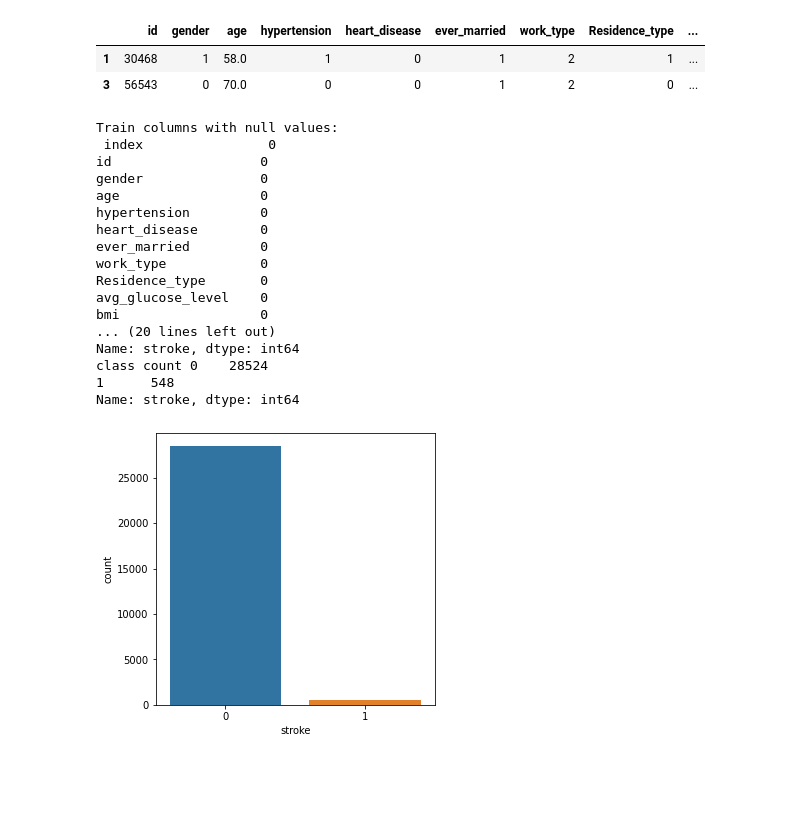
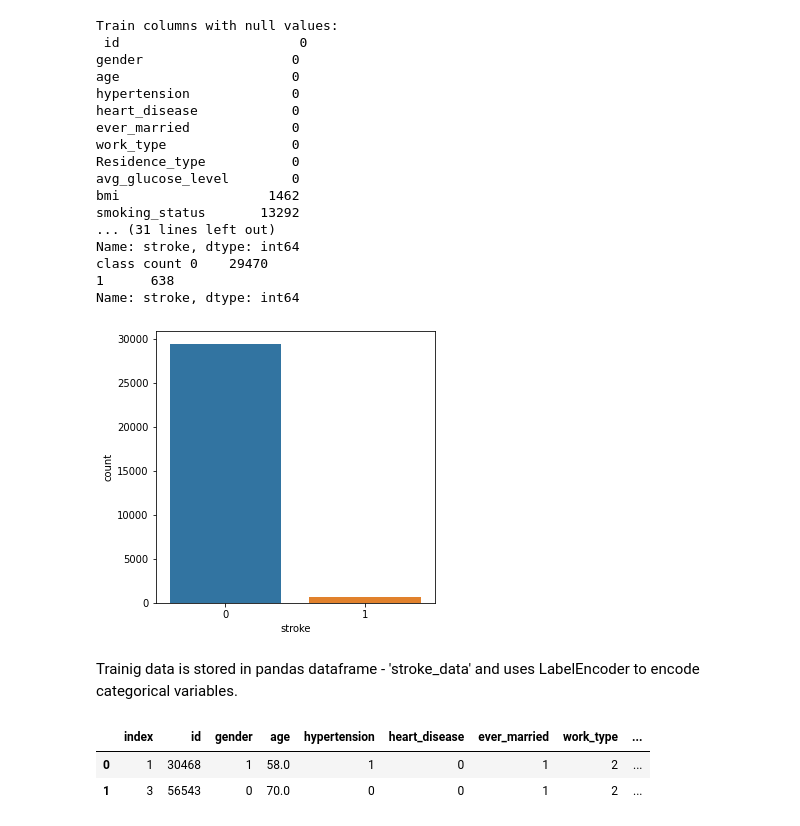
Before and after one commit to Manu-Anand/tf_certfication, a Jupyter notebook: stroke_ds.ipynb, the cells around one changed output. Cells and saved outputs as stored; diff of their text form; code cells hidden in the pictures; blank space fills up the shorter version.

```diff
--- a/stroke_ds.ipynb
+++ b/stroke_ds.ipynb
@@ -56,3 +53,42 @@ stroke_data = pd.read_csv('train_2v.csv')
+# %%
+stroke_data.describe(include = 'all')
+# The below code shows there are many null values
+print('Train columns with null values:\n', stroke_data.isnull().sum())
+
+stroke_data['bmi'].fillna((stroke_data['bmi'].mean()), inplace=True)
+print('Train columns with bmi values:\n', stroke_data.isnull().sum())
+stroke_data = stroke_data.dropna()
+print('Train n', stroke_data.isnull().sum())
+class_count = stroke_data.stroke.value_counts()
+stroke_data = stroke_data.reset_index()
+print(class_count)
+# The below code shows that  the data has class imbalance problem
+# The data is unbalanced
+rcParams['figure.figsize'] = 5, 5
+class_count = stroke_data.stroke.value_counts()
+print('class count', class_count)
+ax = sns.countplot(x="stroke", data=stroke_data)
+# %% [output]
+Train columns with null values:
+ id                       0
+gender                   0
+age                      0
+hypertension             0
+heart_disease            0
+ever_married             0
+work_type                0
+Residence_type           0
+avg_glucose_level        0
+bmi                   1462
+smoking_status       13292
+... (31 lines left out)
+Name: stroke, dtype: int64
+class count 0    29470
+1      638
+Name: stroke, dtype: int64
+[figure, added]
+# %% [markdown]
+Trainig data is stored in pandas dataframe - 'stroke_data' and uses LabelEncoder to encode categorical variables.
 # %%
 # Smoking status got many Nan Values. So Drops them. Recheck other alternatives
 stroke_data = stroke_data[stroke_data['smoking_status'].notna()]
@@ -64,40 +100,6 @@ label_encoding("smoking_status")
 label_names = [0, 1]
 stroke_data.head(2)
 # %% [output]
-|  | id | gender | age | hypertension | heart_disease | ever_married | work_type | Residence_type | ... |
-| 1 | 30468 | 1 | 58.0 | 1 | 0 | 1 | 2 | 1 | ... |
-| 3 | 56543 | 0 | 70.0 | 0 | 0 | 1 | 2 | 0 | ... |
+|  | index | id | gender | age | hypertension | heart_disease | ever_married | work_type | ... |
+| 0 | 1 | 30468 | 1 | 58.0 | 1 | 0 | 1 | 2 | ... |
+| 1 | 3 | 56543 | 0 | 70.0 | 0 | 0 | 1 | 2 | ... |
-# %%
-stroke_data.describe(include = 'all')
-# The below code shows there are many null values
-print('Train columns with null values:\n', stroke_data.isnull().sum())
-stroke_data = stroke_data.dropna()
-print('Train columns with null values:\n', stroke_data.isnull().sum())
-class_count = stroke_data.stroke.value_counts()
-stroke_data = stroke_data.reset_index()
-print(class_count)
-# The below code shows that  the data has class imbalance problem
-# The data is unbalanced
-rcParams['figure.figsize'] = 5, 5
-class_count = stroke_data.stroke.value_counts()
-print('class count', class_count)
-ax = sns.countplot(x="stroke", data=stroke_data)
-# %% [output]
-Train columns with null values:
- index                0
-id                   0
-gender               0
-age                  0
-hypertension         0
-heart_disease        0
-ever_married         0
-work_type            0
-Residence_type       0
-avg_glucose_level    0
-bmi                  0
-... (20 lines left out)
-Name: stroke, dtype: int64
-class count 0    28524
-1      548
-Name: stroke, dtype: int64
-[figure, removed]
```
Also changed, not shown: parts of 24 cells of this notebook.
